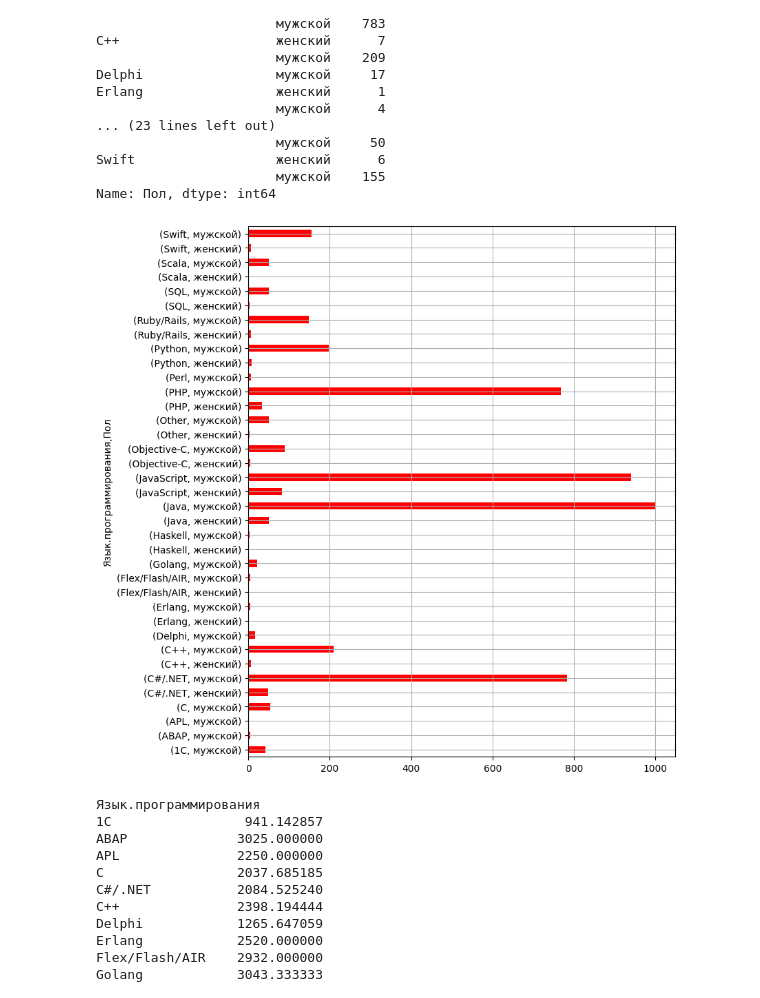
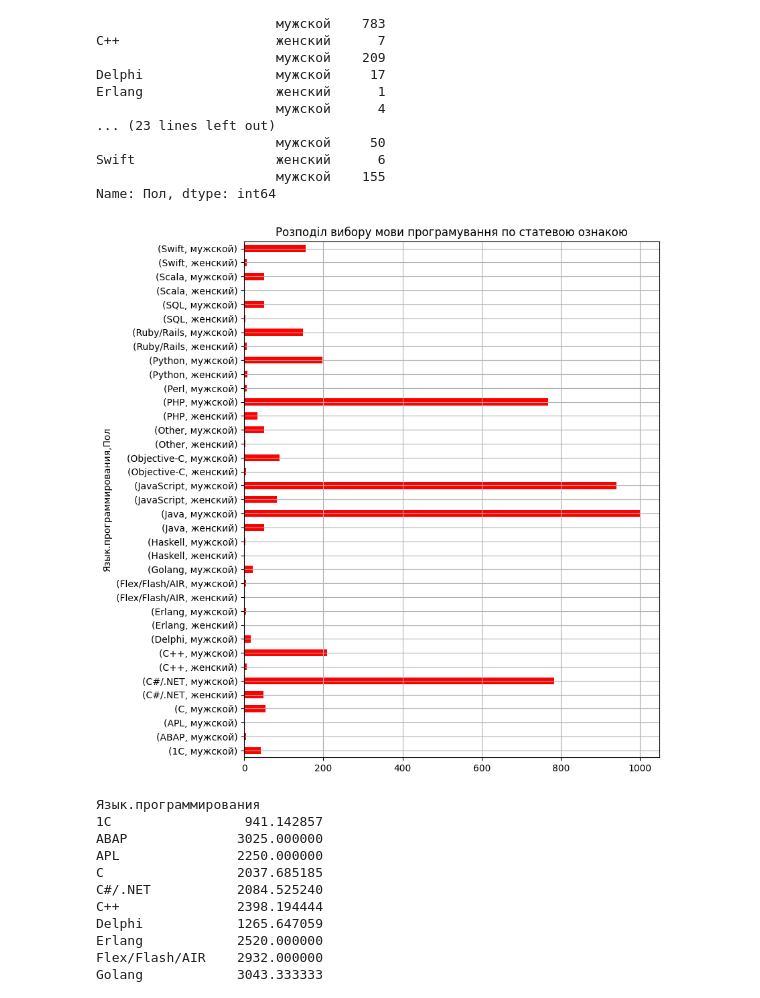
Before and after one commit to alex-kondr/Data_Science_HW_2, a Jupyter notebook: HW_2_2.ipynb, the cells around one changed output. Saved outputs shown, nothing was run; the diff lists cells and outputs as text; code cells hidden in the pictures.

```diff
--- a/HW_2_2.ipynb
+++ b/HW_2_2.ipynb
@@ -162,9 +163,10 @@ Swift                  женский      6
 Name: Пол, dtype: int64
 # %%
 group_by_language_gender.plot(kind='barh', figsize=(8, 10), color='red')
+plt.title('Розподіл вибору мови програмування по статевою ознакою')
 plt.grid()
 # %% [output]
-[figure, old version]
+[figure, new version]
 # %%
 group_by_language = df.groupby('Язык.программирования')['Зарплата.в.месяц'].mean()
 group_by_language
```
Also changed, not shown: parts of 3 cells of this notebook.
